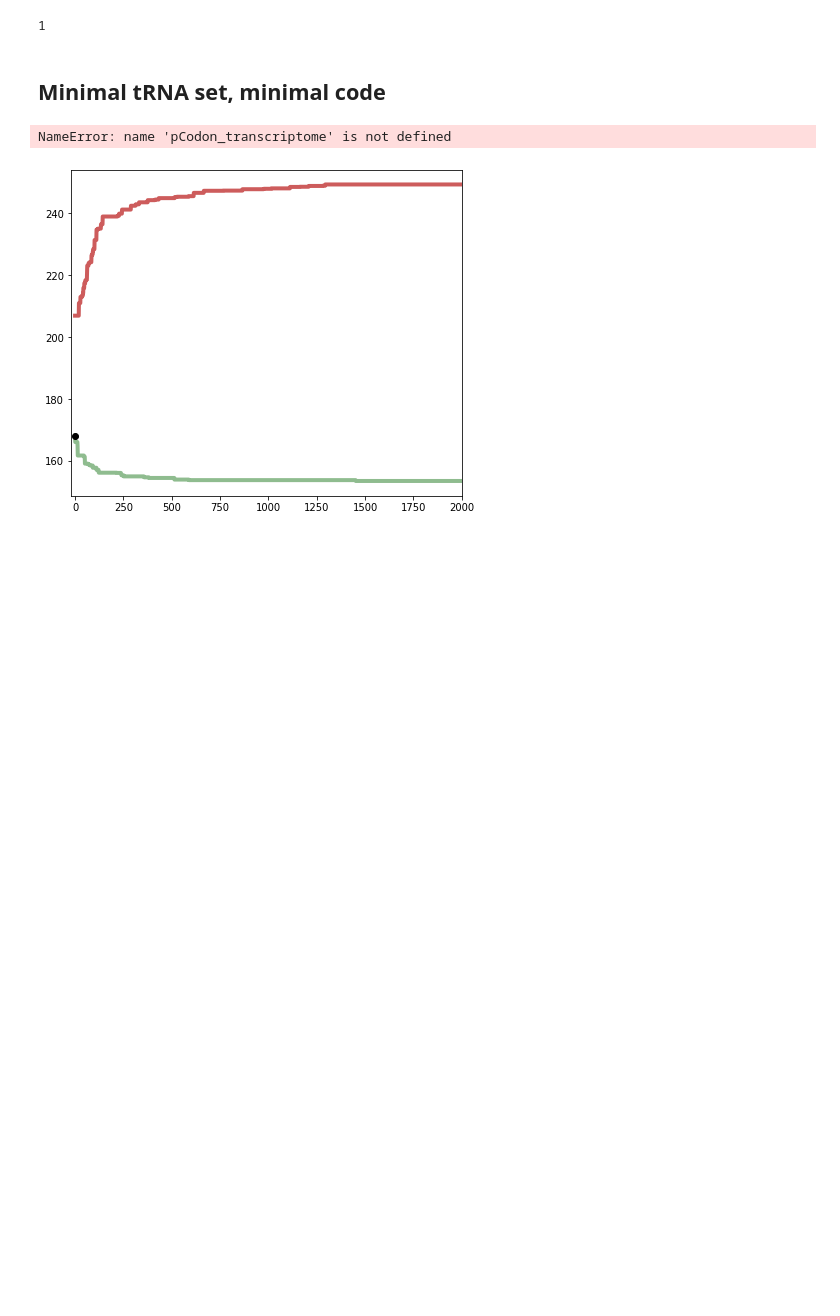
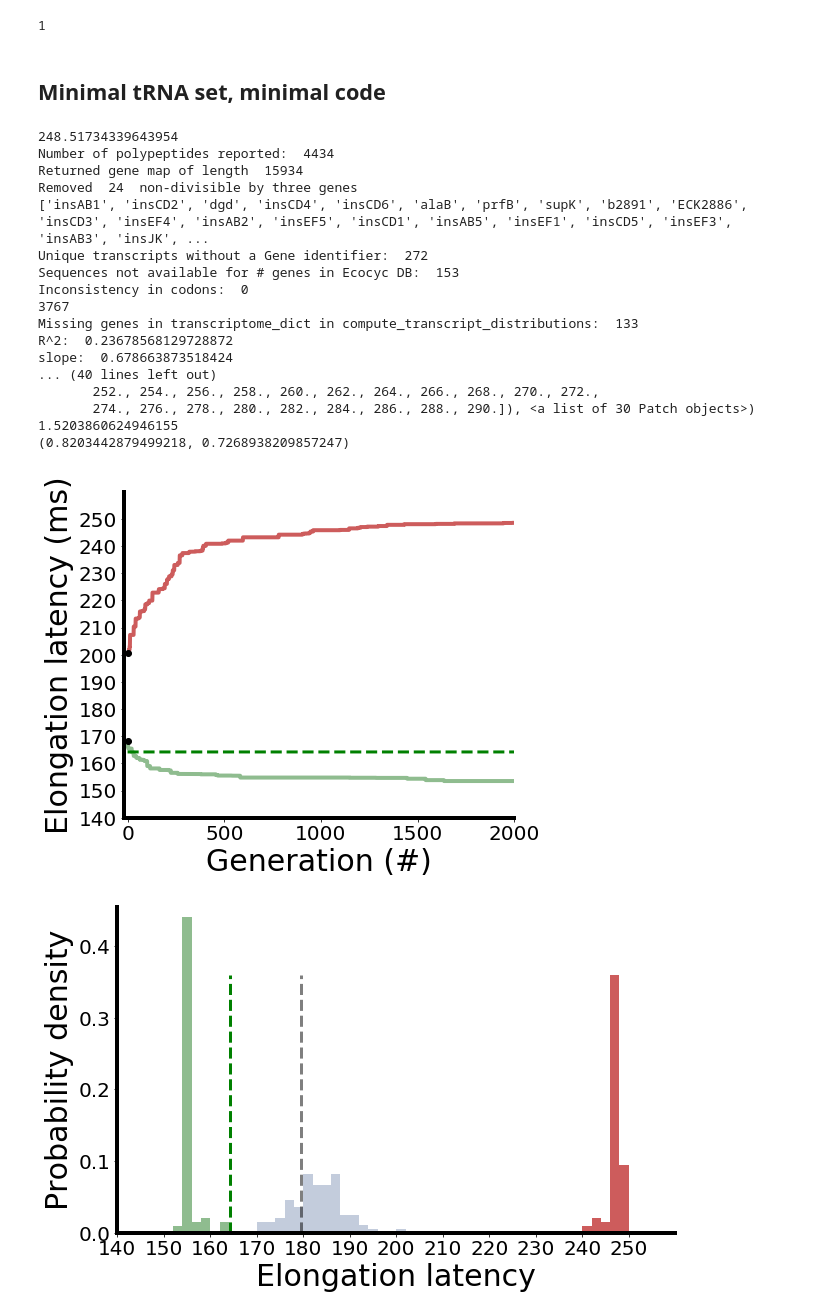
Before and after one commit to EndyLab/tRNACAD, a Jupyter notebook: minimalcode.ipynb, the cells around one changed output. Saved outputs shown, nothing was run; the diff lists cells and outputs as text; code cells hidden in the pictures; blank space fills up the shorter version.

```diff
--- a/minimalcode.ipynb
+++ b/minimalcode.ipynb
@@ -182,7 +170,7 @@ ax4.hist(transcriptome_elongt,color='#481567FF',bins=30,range=(130,190),density=
 
 
 print(np.average(transcriptome_elongt))
-ax4.set_ylim(0,0.4)
+ax4.set_ylim(0,0.3)
 ax4.set_xlim(140,260)
 ax4.set_xlabel('Elongation latency (ms)',size=25)
 ax4.set_ylabel('Probability Density',size=25)
@@ -473,8 +453,8 @@ ax.spines['top'].set_linewidth(0)
 ax.spines['right'].set_linewidth(0)
 ax.tick_params(axis='y', which='major', labelsize=20)
 ax.tick_params(axis='x', which='major', labelsize=20)
-ax.set_ylabel('Elongation latency',fontsize=30)
-ax.set_xlabel('Epoch',fontsize=30)
+ax.set_ylabel('Elongation latency (ms)',fontsize=30)
+ax.set_xlabel('Generation (#)',fontsize=30)
 ax.set_ylim(140,260)
 ax.set_yticks(np.arange(140,260,10))
 
@@ -483,14 +463,14 @@ fig,ax = plt.subplots(figsize=(10,6))
 
 elongt_list_fast =np.load('./data/minimaltRNA_minimalcode_2ksample_fasttRNA_elongt.npy')
 ptRNA_list_fast=np.load('./data//minimaltRNA_minimalcode_2ksample_fasttRNA_ptRNA.npy')
-hist=ax.hist(elongt_list_fast,15,range=(164,194),color='darkseagreen',density=True)
+hist=ax.hist(elongt_list_fast,30,range=(140,200),color='darkseagreen',density=True)
 
 elongt_list_slow =np.load('./data//minimaltRNA_minimalcode_2ksample_slowtRNA_elongt.npy')
 ptRNA_list_slow=np.load('./data//minimaltRNA_minimalcode_2ksample_slowtRNA_ptRNA.npy')
-histslow=ax.hist(elongt_list_slow,15,range=(240,270),color='indianred',density=True)
+histslow=ax.hist(elongt_list_slow,30,range=(240,300),color='indianred',density=True)
 
 elongt_list = np.load('./data//minimaltRNA_minimalcode_100sample_elongt.npy')
-hist=ax.hist(elongt_list,15,range = (195,225),color='#39568CFF',density=True,alpha=0.3)
+hist=ax.hist(elongt_list,30,range = (170,230),color='#39568CFF',density=True,alpha=0.3)
 
 
 ##Compute random distribution mean & WT and plot
@@ -572,10 +552,10 @@ for ax in [ax,ax1]:
     ax.spines['top'].set_linewidth(0)
     ax.spines['right'].set_linewidth(0)
     ax.set_xlim(-2,40)
-    ax.set_ylabel('tRNA frequency',fontsize=25)
+    ax.set_ylabel('Relative abundance',fontsize=25)
     ax.tick_params(axis='y', which='major', labelsize=20)
     ax.tick_params(axis='x', which='major', labelsize=9)
-    ax.set_ylim(0,0.13)
+    #ax.set_ylim(0,0.13)
 
 
 ####Plot tRNA frequency vs. codon frequency######
@@ -622,9 +602,9 @@ print("slope: ", slope)
 
 for ax in [ax3,ax4]:
     ax.set_xlim(-0.005,0.065)
-    ax.set_ylim(0,0.12)
-    ax.set_xlabel('Codon Frequency',fontsize=25)
-    ax.set_ylabel('tRNA frequency',fontsize=25)
+    #ax.set_ylim(0,0.12)
+    ax.set_xlabel('Relative codon usage',fontsize=25)
+    ax.set_ylabel('Cog. tRNA fraction',fontsize=25)
     ax.tick_params(axis='y', which='major', labelsize=20)
     ax.tick_params(axis='x', which='major', labelsize=20)
     ax.spines['left'].set_linewidth(4)
@@ -632,34 +612,58 @@ for ax in [ax3,ax4]:
     ax.spines['top'].set_linewidth(0)
     ax.spines['right'].set_linewidth(0)
 
 #Plot the elongation latency of each gene for WT distribution as well as fast & slow distributions
 fig,ax = plt.subplots(figsize=(7,4))
 fig,ax1 = plt.subplots(figsize=(7,4))
 
 hist=ax.hist(transcriptome_elongt,color='#481567FF',bins=30,range=(130,190),density=True,alpha=0.5,hatch='x')
 hist=ax1.hist(transcriptome_elongt,color='#481567FF',bins=30,range=(130,190),density=True,alpha=0.5,hatch='x')
+transcriptome_elongt_WT = transcriptome_elongt
 
 codon_elongt = compute_codon_elongt(ptRNA_min, len(gr25_pCodon), ensmbl_latency_dict)
 gene_map, gene_latency = compute_gene_elongt(codon_elongt,red20=True)
 pCodon_transcriptome, transcriptome_elongt = compute_transcript_distributions(gene_map,gene_latency)
 hist=ax.hist(transcriptome_elongt,color='darkseagreen',bins=30,range=(130,190),density=True,alpha=0.7)
+print(hist)
+print(np.average(transcriptome_elongt)/np.average(transcriptome_elongt_WT))
+print(computeEffectiveGrowthRateShift(np.average(transcriptome_elongt)/np.average(transcriptome_elongt_WT)))
 
 codon_elongt = compute_codon_elongt(ptRNA_max, len(gr25_pCodon), ensmbl_latency_dict)
 gene_map, gene_latency = compute_gene_elongt(codon_elongt,red20=True)
 pCodon_transcriptome, transcriptome_elongt = compute_transcript_distributions(gene_map, gene_latency)
-hist=ax1.hist(transcriptome_elongt,color='indianred',bins=30,range=(130,190),density=True,alpha=0.7)
+hist=ax1.hist(transcriptome_elongt,color='indianred',bins=30,range=(230,290),density=True,alpha=0.7)
 print(hist)
+print(np.average(transcriptome_elongt)/np.average(transcriptome_elongt_WT))
+print(computeEffectiveGrowthRateShift(np.average(transcriptome_elongt)/np.average(transcriptome_elongt_WT)))
+
 for ax in [ax,ax1]:
     ax.set_xlim(140,260)
-    ax.set_ylim(0,0.45)
+    ax.set_ylim(0,0.3)
     ax.tick_params(axis='y', which='major', labelsize=20)
     ax.tick_params(axis='x', which='major', labelsize=20)
     ax.spines['left'].set_linewidth(4)
     ax.spines['bottom'].set_linewidth(4)
     ax.spines['top'].set_linewidth(0)
     ax.spines['right'].set_linewidth(0)
     ax.set_xlabel('Elongation latency (ms)',size=25)
     ax.set_ylabel('Probability Density',size=25)
 # %% [output]
-NameError: name 'pCodon_transcriptome' is not defined
+248.51734339643954
+Number of polypeptides reported:  4434
+Returned gene map of length  15934
+Removed  24  non-divisible by three genes
+['insAB1', 'insCD2', 'dgd', 'insCD4', 'insCD6', 'alaB', 'prfB', 'supK', 'b2891', 'ECK2886', 'insCD3', 'insEF4', 'insAB2', 'insEF5', 'insCD1', 'insAB5', 'insEF1', 'insCD5', 'insEF3', 'insAB3', 'insJK', ...
+Unique transcripts without a Gene identifier:  272
+Sequences not available for # genes in Ecocyc DB:  153
+Inconsistency in codons:  0
+3767
+Missing genes in transcriptome_dict in compute_transcript_distributions:  133
+R^2:  0.23678568129728872
+slope:  0.678663873518424
+... (40 lines left out)
+       252., 254., 256., 258., 260., 262., 264., 266., 268., 270., 272.,
+       274., 276., 278., 280., 282., 284., 286., 288., 290.]), <a list of 30 Patch objects>)
+1.5203860624946155
+(0.8203442879499218, 0.7268938209857247)
-[figure, old version]
+[figure, new version]
+[figure, added]
```
Also changed, not shown: parts of 12 cells of this notebook, 6 other files.
